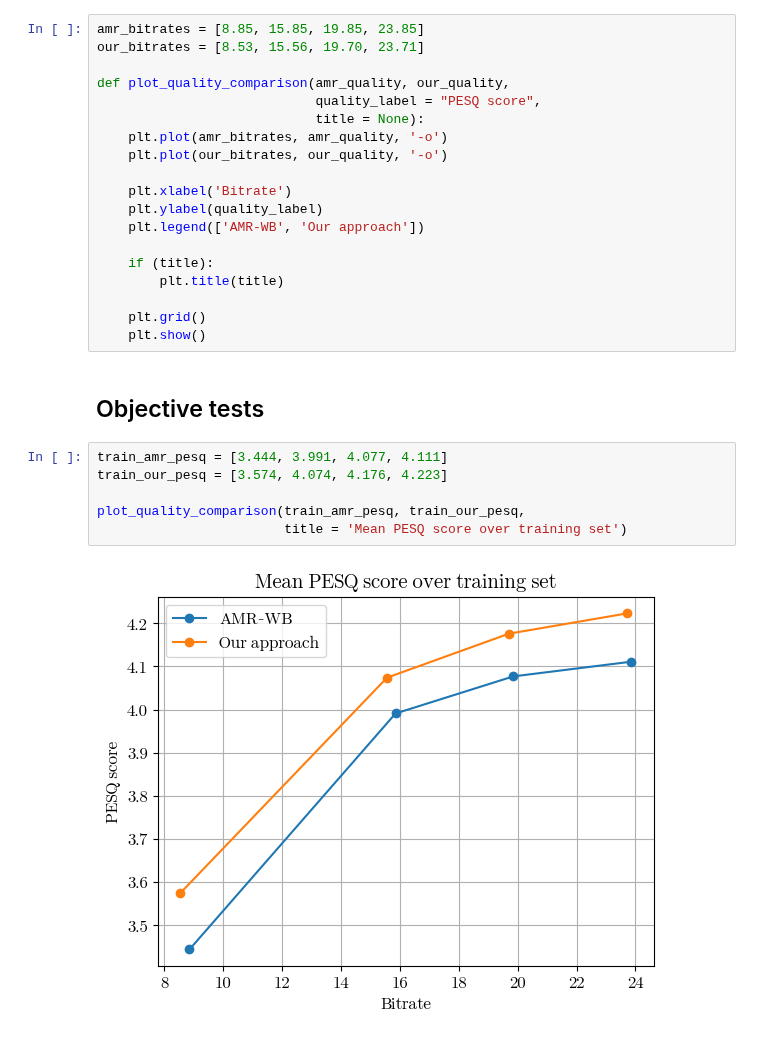
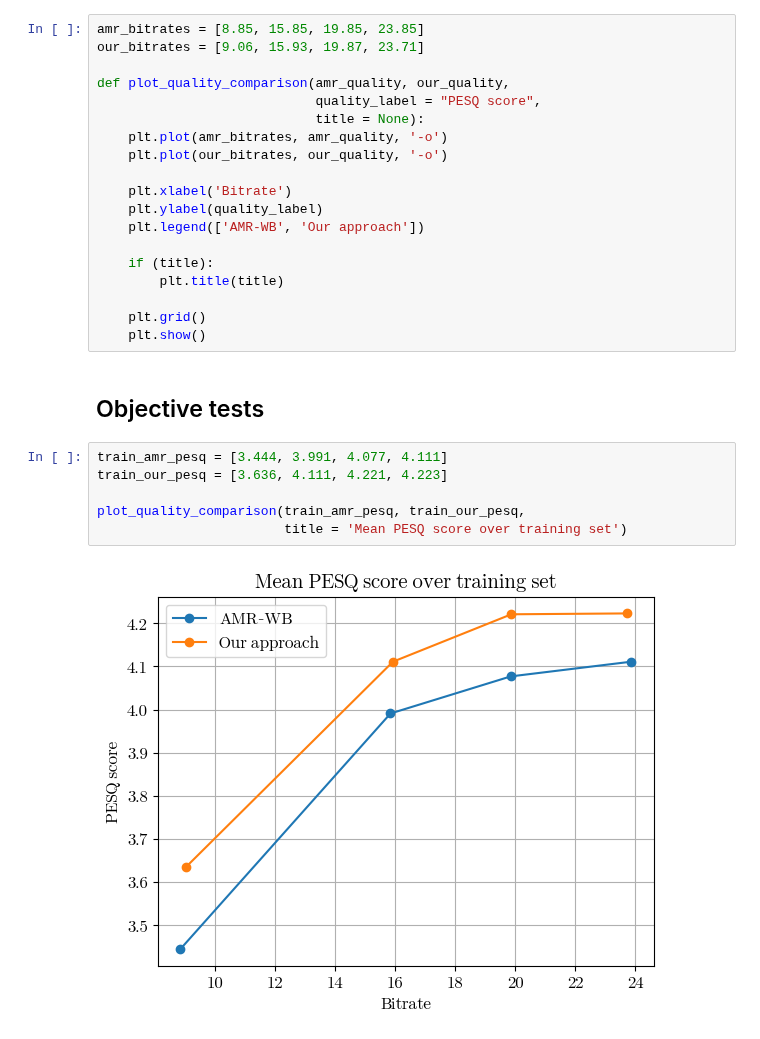
Before and after one commit to sri-kankanahalli/autoencoder-speech-compression, a Jupyter notebook: Visualizations.ipynb, the cells around one changed output. Saved outputs shown, nothing was run; the diff lists cells and outputs as text.

```diff
--- a/Visualizations.ipynb
+++ b/Visualizations.ipynb
@@ -226,7 +239,7 @@ plt.show()
 # Coder vs. AMR-WB
 # %%
 amr_bitrates = [8.85, 15.85, 19.85, 23.85]
-our_bitrates = [8.53, 15.56, 19.70, 23.71]
+our_bitrates = [9.06, 15.93, 19.87, 23.71]
 
 def plot_quality_comparison(amr_quality, our_quality,
                             quality_label = "PESQ score",
@@ -247,11 +260,11 @@ def plot_quality_comparison(amr_quality, our_quality,
 ## Objective tests
 # %%
 train_amr_pesq = [3.444, 3.991, 4.077, 4.111]
-train_our_pesq = [3.574, 4.074, 4.176, 4.223]
+train_our_pesq = [3.636, 4.111, 4.221, 4.223]
 
 plot_quality_comparison(train_amr_pesq, train_our_pesq,
                         title = 'Mean PESQ score over training set')
 # %% [output]
-[figure, old version]
+[figure, new version]
 # %%
 val_amr_pesq = [3.657, 4.167, 4.233, 4.291]
```
Also changed, not shown: parts of 4 cells of this notebook, 18 other files.
